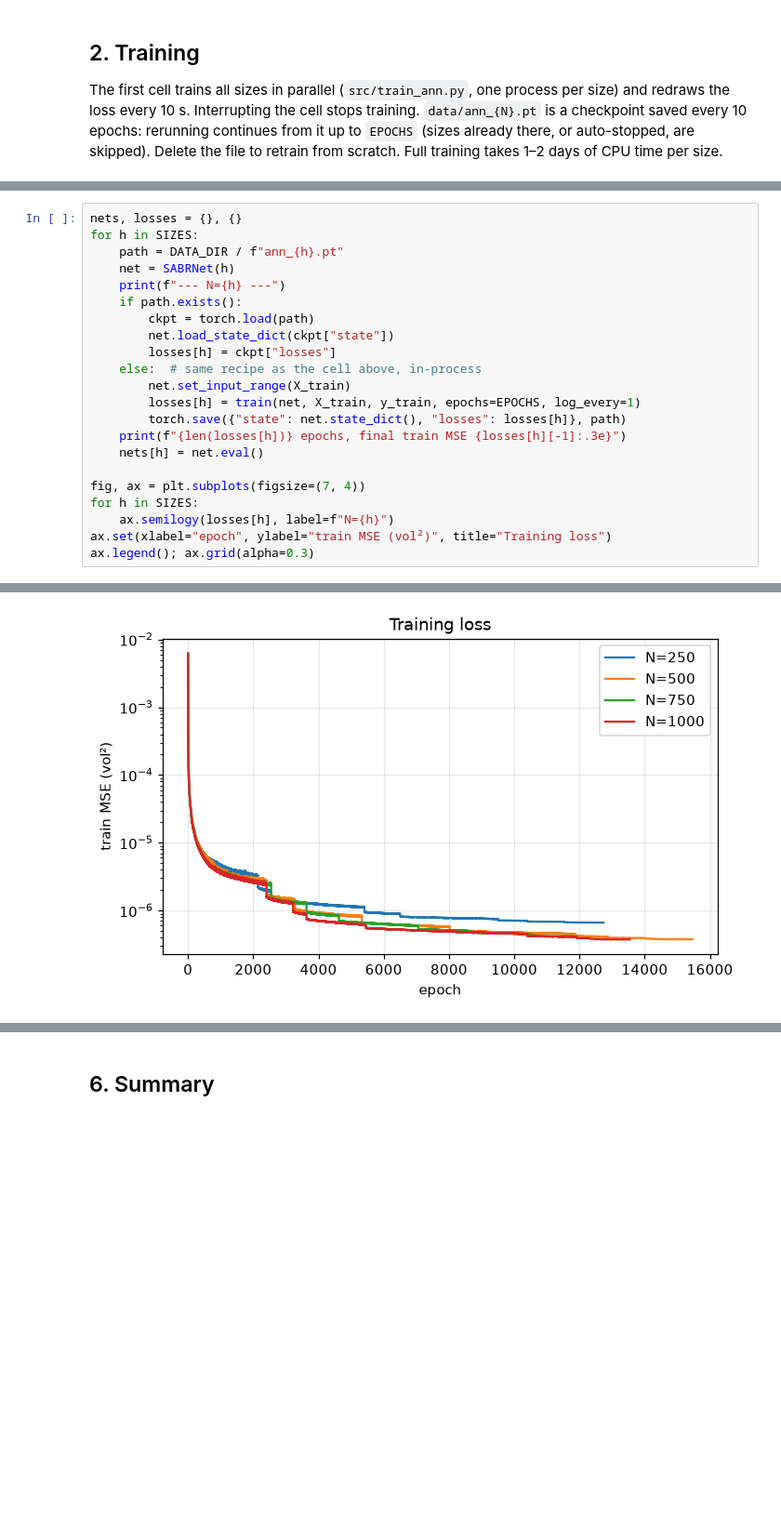
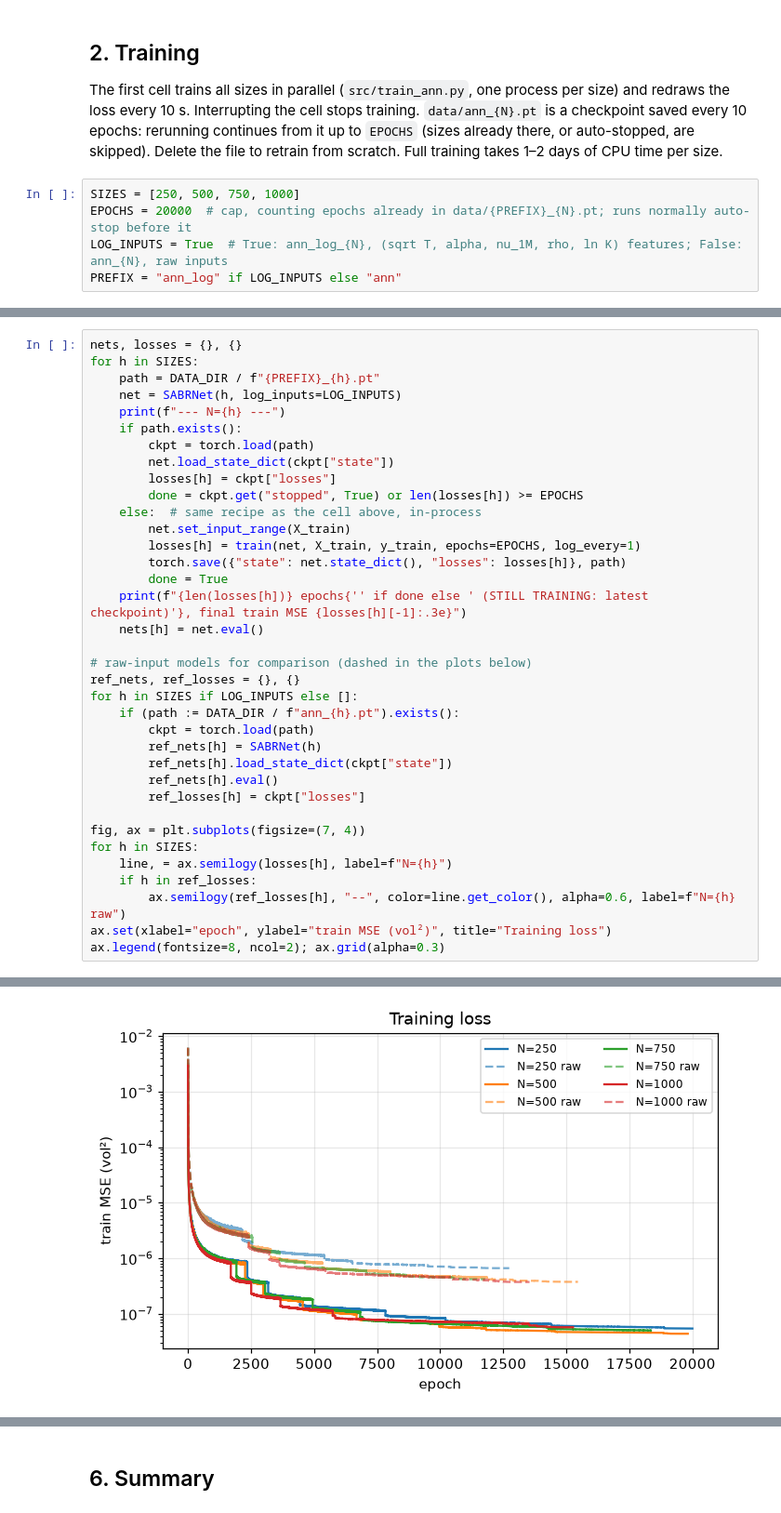
Before and after one commit to SindreVeum/AQF-darth-hedger, a Jupyter notebook: AQF_S2_ANN_Hagan.ipynb, the cells around one changed output, grey strips where cells are left out. Shown at 93% size. Drawn from its saved outputs; the diff is of its cells as text; blank space fills up the shorter version.

```diff
--- a/AQF_S2_ANN_Hagan.ipynb
+++ b/AQF_S2_ANN_Hagan.ipynb
@@ -57,6 +59,11 @@ Max error vs. Table 6: 0.53 bp
 # %% [markdown]
 ## 2. Training
 The first cell trains all sizes in parallel (`src/train_ann.py`, one process per size) and redraws the loss every 10 s. Interrupting the cell stops training. `data/ann_{N}.pt` is a checkpoint saved every 10 epochs: rerunning continues from it up to `EPOCHS` (sizes already there, or auto-stopped, are skipped). Delete the file to retrain from scratch. Full training takes 1–2 days of CPU time per size.
+# %%
+SIZES = [250, 500, 750, 1000]
+EPOCHS = 20000  # cap, counting epochs already in data/{PREFIX}_{N}.pt; runs normally auto-stop before it
+LOG_INPUTS = True  # True: ann_log_{N}, (sqrt T, alpha, nu_1M, rho, ln K) features; False: ann_{N}, raw inputs
+PREFIX = "ann_log" if LOG_INPUTS else "ann"
 # %%
 import os, re, signal, subprocess, sys, time
 from IPython.display import clear_output
@@ -101,24 +103,38 @@ exit code 0
 # %%
 nets, losses = {}, {}
 for h in SIZES:
-    path = DATA_DIR / f"ann_{h}.pt"
-    net = SABRNet(h)
+    path = DATA_DIR / f"{PREFIX}_{h}.pt"
+    net = SABRNet(h, log_inputs=LOG_INPUTS)
     print(f"--- N={h} ---")
     if path.exists():
         ckpt = torch.load(path)
         net.load_state_dict(ckpt["state"])
         losses[h] = ckpt["losses"]
+        done = ckpt.get("stopped", True) or len(losses[h]) >= EPOCHS
     else:  # same recipe as the cell above, in-process
         net.set_input_range(X_train)
         losses[h] = train(net, X_train, y_train, epochs=EPOCHS, log_every=1)
         torch.save({"state": net.state_dict(), "losses": losses[h]}, path)
-    print(f"{len(losses[h])} epochs, final train MSE {losses[h][-1]:.3e}")
+        done = True
+    print(f"{len(losses[h])} epochs{'' if done else ' (STILL TRAINING: latest checkpoint)'}, final train MSE {losses[h][-1]:.3e}")
     nets[h] = net.eval()
+
+# raw-input models for comparison (dashed in the plots below)
+ref_nets, ref_losses = {}, {}
+for h in SIZES if LOG_INPUTS else []:
+    if (path := DATA_DIR / f"ann_{h}.pt").exists():
+        ckpt = torch.load(path)
+        ref_nets[h] = SABRNet(h)
+        ref_nets[h].load_state_dict(ckpt["state"])
+        ref_nets[h].eval()
+        ref_losses[h] = ckpt["losses"]
 
 fig, ax = plt.subplots(figsize=(7, 4))
 for h in SIZES:
-    ax.semilogy(losses[h], label=f"N={h}")
+    line, = ax.semilogy(losses[h], label=f"N={h}")
+    if h in ref_losses:
+        ax.semilogy(ref_losses[h], "--", color=line.get_color(), alpha=0.6, label=f"N={h} raw")
 ax.set(xlabel="epoch", ylabel="train MSE (vol²)", title="Training loss")
-ax.legend(); ax.grid(alpha=0.3)
+ax.legend(fontsize=8, ncol=2); ax.grid(alpha=0.3)
 # %% [output]
 --- N=250 ---
@@ -132,3 +148,3 @@ ax.legend(); ax.grid(alpha=0.3)
-[figure, old version]
+[figure, new version]
 # %% [markdown]
 ## 3. Out-of-sample error on the 50k test set
```
Also changed, not shown: parts of 11 cells of this notebook.
